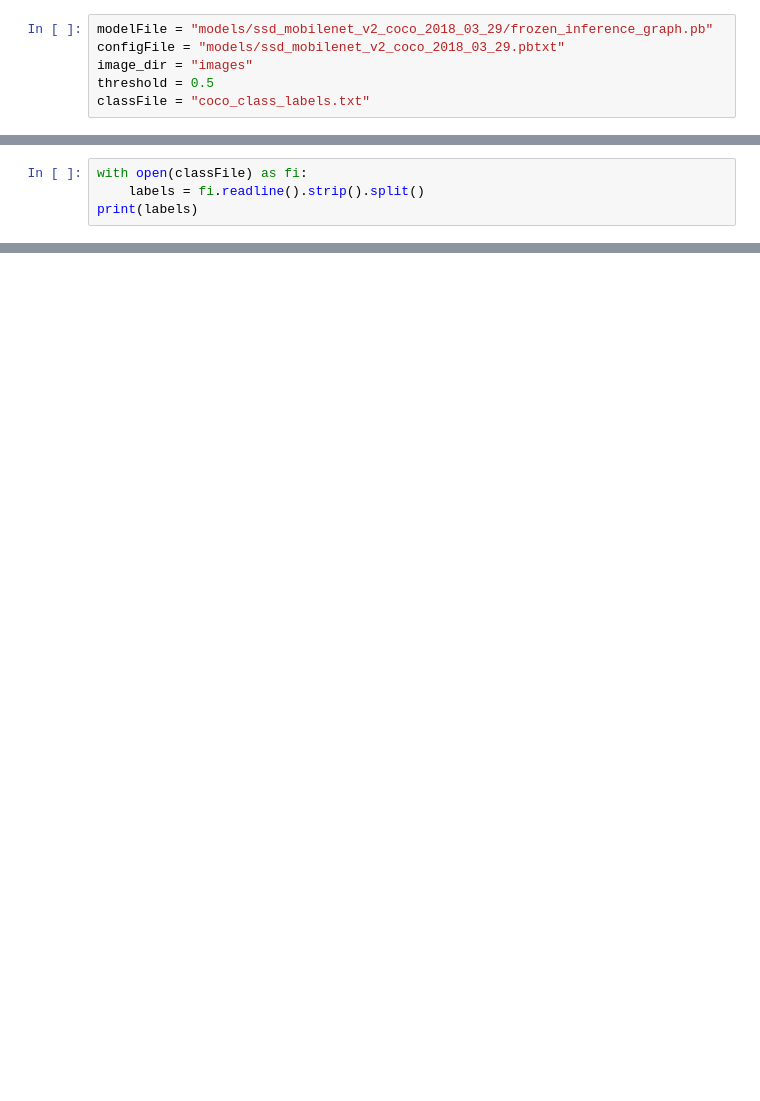
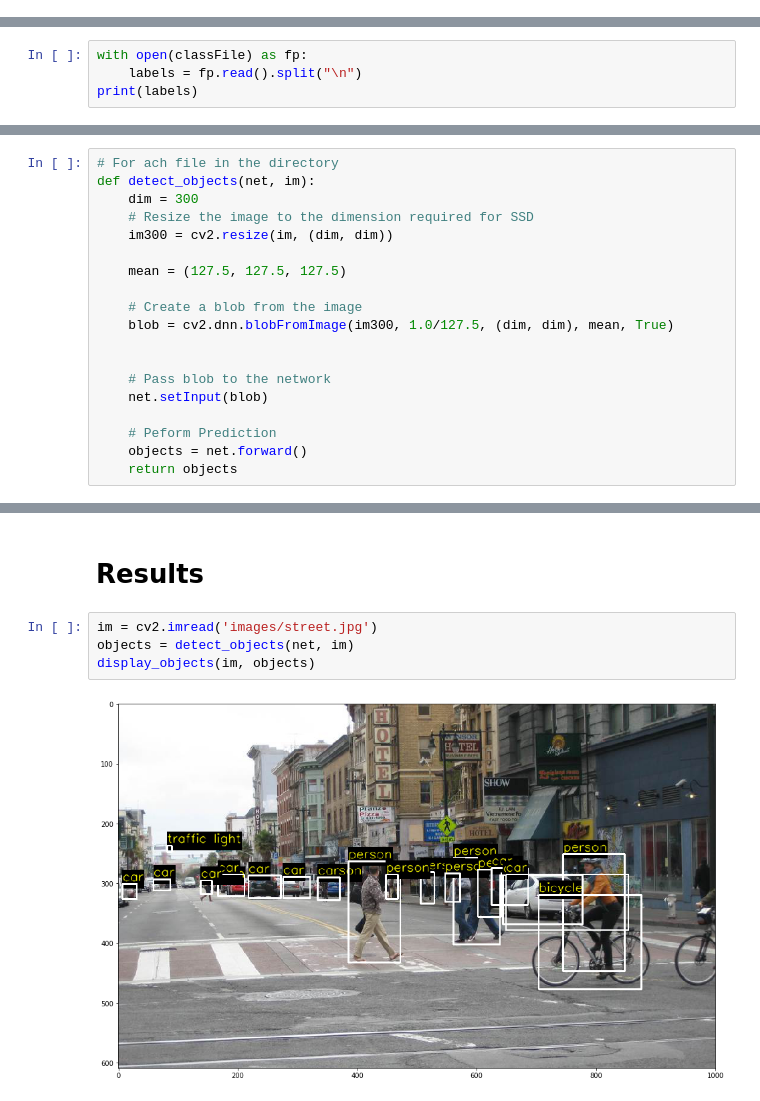
Before and after one commit to xperience-ai/oreilly_opencv_workshop2018, a Jupyter notebook: python/DeepLearning/object_detection/tf_object_detection.ipynb, the cells around one changed output, grey strips where cells are left out. Cells and saved outputs as stored; diff of their text form; blank space fills up the shorter version.

Commit message:
Object Detection

```diff
--- a/python/DeepLearning/object_detection/tf_object_detection.ipynb
+++ b/python/DeepLearning/object_detection/tf_object_detection.ipynb
@@ -40,6 +65,0 @@ os.chdir("..")
-# %%
-modelFile = "models/ssd_mobilenet_v2_coco_2018_03_29/frozen_inference_graph.pb"
-configFile = "models/ssd_mobilenet_v2_coco_2018_03_29.pbtxt"
-image_dir = "images"
-threshold = 0.5
-classFile = "coco_class_labels.txt"
@@ -46,4 +73,4 @@ classFile = "coco_class_labels.txt"
 # %%
-with open(classFile) as fi:
-    labels = fi.readline().strip().split()
+with open(classFile) as fp:
+    labels = fp.read().split("\n")
 print(labels)
@@ -49,0 +81,19 @@ print(labels)
+# %%
+# For ach file in the directory
+def detect_objects(net, im):
+    dim = 300
+    # Resize the image to the dimension required for SSD
+    im300 = cv2.resize(im, (dim, dim))
+
+    mean = (127.5, 127.5, 127.5)
+
+    # Create a blob from the image
+    blob = cv2.dnn.blobFromImage(im300, 1.0/127.5, (dim, dim), mean, True)
+
+
+    # Pass blob to the network
+    net.setInput(blob)
+
+    # Peform Prediction
+    objects = net.forward()
+    return objects
@@ -89,0 +137,8 @@ for filename in os.listdir(image_dir):
+# %% [markdown]
+# Results
+# %%
+im = cv2.imread('images/street.jpg')
+objects = detect_objects(net, im)
+display_objects(im, objects)
+# %% [output]
+[figure, added]
```
Also changed, not shown: parts of 16 cells of this notebook, 5 other files.
